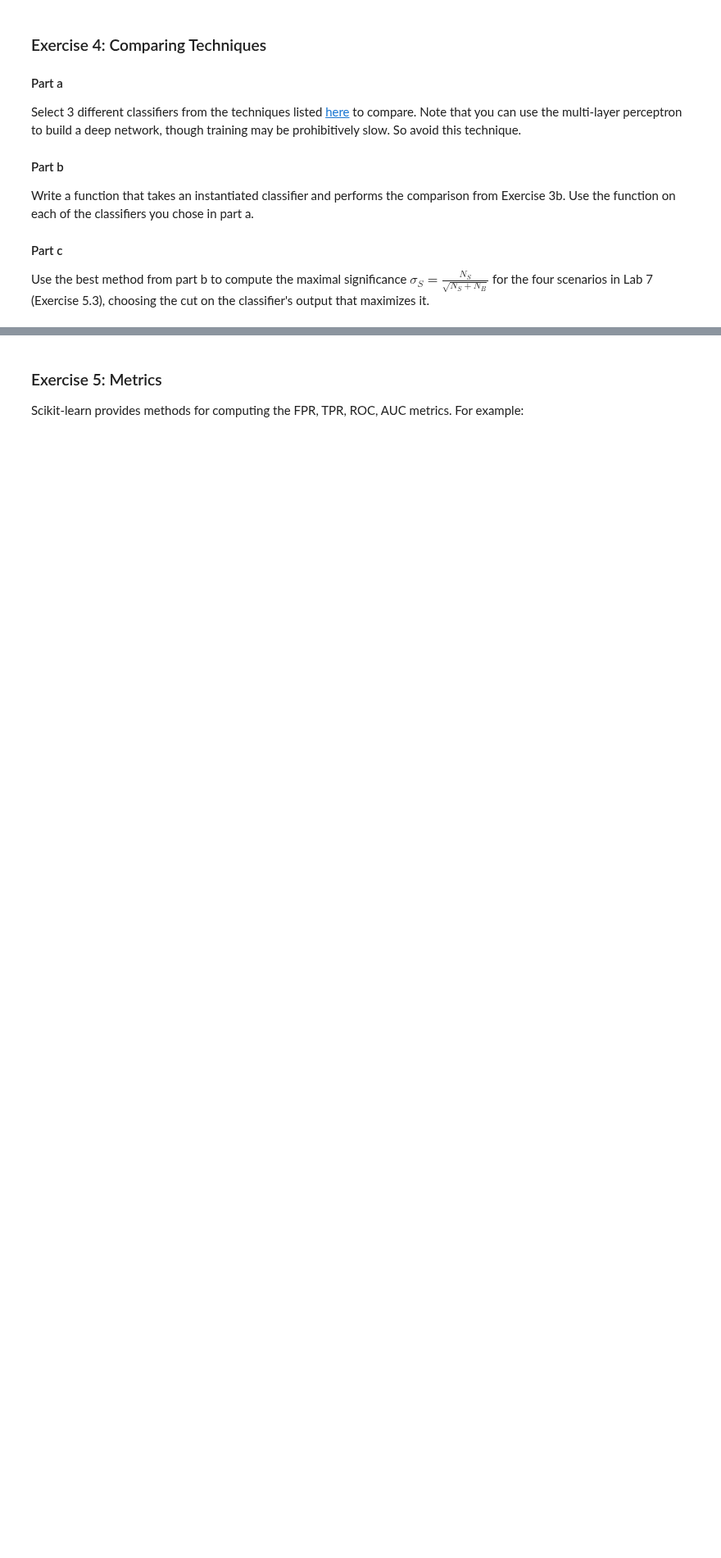
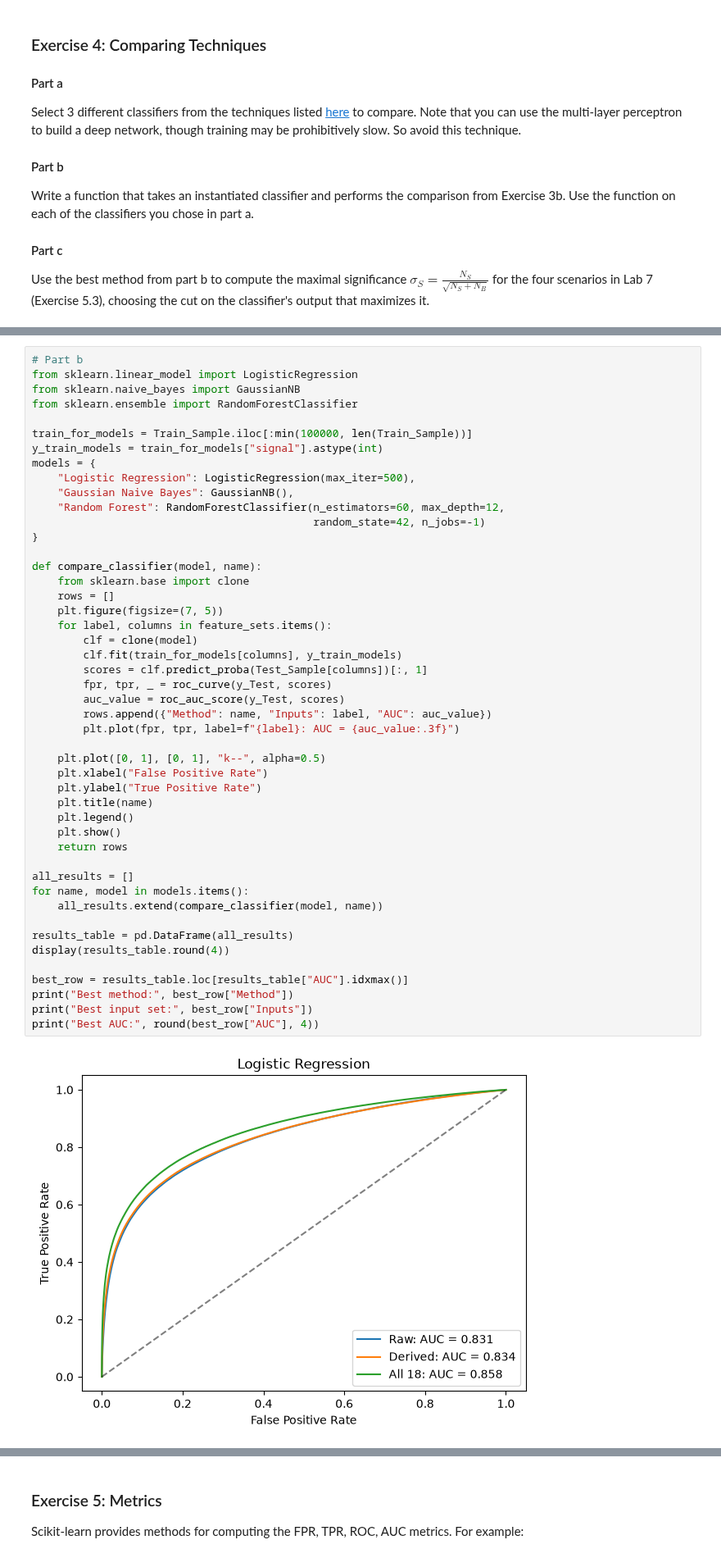
Before and after one commit to hantrann/DATA3402.Fall.2026, a Jupyter notebook: Labs/Lab.8/Lab.8.ipynb, the cells around one changed output, grey strips where cells are left out. Shown at 82% size. Cells and saved outputs as stored; diff of their text form; blank space fills up the shorter version.

```diff
--- a/Labs/Lab.8/Lab.8.ipynb
+++ b/Labs/Lab.8/Lab.8.ipynb
@@ -108,0 +195,49 @@ Use the best method from part b to compute the maximal significance $\sigma_S= \
+# %%
+# Part b
+from sklearn.linear_model import LogisticRegression
+from sklearn.naive_bayes import GaussianNB
+from sklearn.ensemble import RandomForestClassifier
+
+train_for_models = Train_Sample.iloc[:min(100000, len(Train_Sample))]
+y_train_models = train_for_models["signal"].astype(int)
+models = {
+    "Logistic Regression": LogisticRegression(max_iter=500),
+    "Gaussian Naive Bayes": GaussianNB(),
+    "Random Forest": RandomForestClassifier(n_estimators=60, max_depth=12,
+                                            random_state=42, n_jobs=-1)
+}
+
+def compare_classifier(model, name):
+    from sklearn.base import clone
+    rows = []
+    plt.figure(figsize=(7, 5))
+    for label, columns in feature_sets.items():
+        clf = clone(model)
+        clf.fit(train_for_models[columns], y_train_models)
+        scores = clf.predict_proba(Test_Sample[columns])[:, 1]
+        fpr, tpr, _ = roc_curve(y_Test, scores)
+        auc_value = roc_auc_score(y_Test, scores)
+        rows.append({"Method": name, "Inputs": label, "AUC": auc_value})
+        plt.plot(fpr, tpr, label=f"{label}: AUC = {auc_value:.3f}")
+
+    plt.plot([0, 1], [0, 1], "k--", alpha=0.5)
+    plt.xlabel("False Positive Rate")
+    plt.ylabel("True Positive Rate")
+    plt.title(name)
+    plt.legend()
+    plt.show()
+    return rows
+
+all_results = []
+for name, model in models.items():
+    all_results.extend(compare_classifier(model, name))
+
+results_table = pd.DataFrame(all_results)
+display(results_table.round(4))
+
+best_row = results_table.loc[results_table["AUC"].idxmax()]
+print("Best method:", best_row["Method"])
+print("Best input set:", best_row["Inputs"])
+print("Best AUC:", round(best_row["AUC"], 4))
+# %% [output]
+[figure, added]
```
Also changed, not shown: parts of 12 cells of this notebook.
